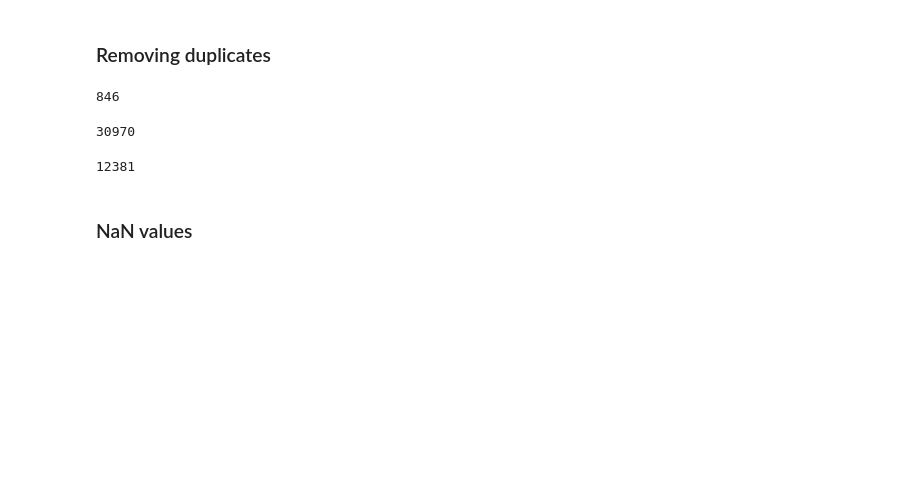
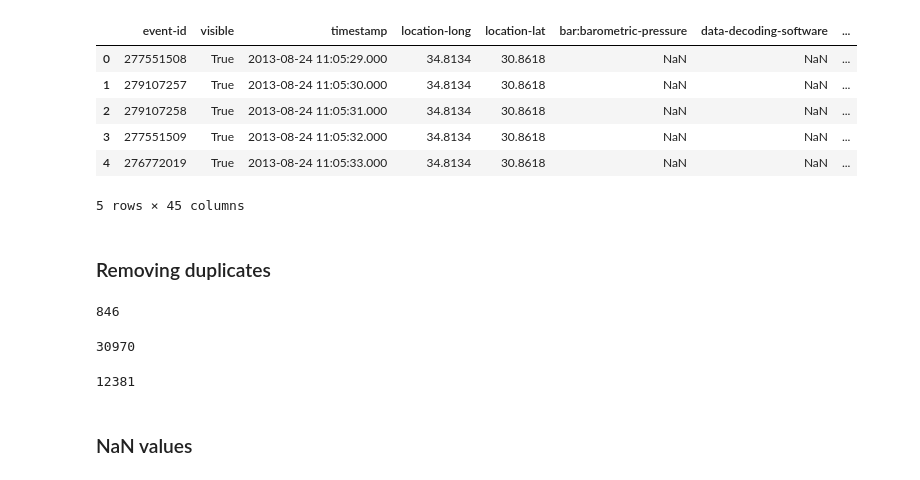
Before and after one commit to kristinadj/GriffonVultureDistributionPrediction, a Jupyter notebook: Scripts/Test script.ipynb, the cells around one changed output. Drawn from its saved outputs; the diff is of its cells as text; code cells hidden in the pictures; blank space fills up the shorter version.

```diff
--- a/Scripts/Test script - unboxing data from Movebank.ipynb
+++ b/Scripts/Test script.ipynb
@@ -3,6 +3,22 @@ import pandas as pd
 # %%
 df = pd.read_csv('../MovebankDatasets/EurasianGriffonVultures1HzHUJ(Israel)/2565-2565.csv', delimiter=',', low_memory=False)
 # df.head()
+# %%
+import datetime
+
+df['timestamp_datetime'] = pd.to_datetime(df['timestamp'])
+start_date = datetime.datetime(2010, 1, 1, 0, 0)
+end_date = datetime.datetime(2018, 12, 31, 23, 59)
+df = df.loc[(df['timestamp_datetime'] >= start_date) & (df['timestamp_datetime'] <= end_date)]
+df.head()
+# %% [output]
+|  | event-id | visible | timestamp | location-long | location-lat | bar:barometric-pressure | data-decoding-software | ... |
+| 0 | 277551508 | True | 2013-08-24 11:05:29.000 | 34.8134 | 30.8618 | NaN | NaN | ... |
+| 1 | 279107257 | True | 2013-08-24 11:05:30.000 | 34.8134 | 30.8618 | NaN | NaN | ... |
+| 2 | 279107258 | True | 2013-08-24 11:05:31.000 | 34.8134 | 30.8618 | NaN | NaN | ... |
+| 3 | 277551509 | True | 2013-08-24 11:05:32.000 | 34.8134 | 30.8618 | NaN | NaN | ... |
+| 4 | 276772019 | True | 2013-08-24 11:05:33.000 | 34.8134 | 30.8618 | NaN | NaN | ... |
+5 rows × 45 columns
 # %%
 df = df.drop(['event-id','visible','timestamp','bar:barometric-pressure','data-decoding-software','eobs:activity','eobs:activity-samples','eobs:battery-voltage','eobs:fix-battery-voltage','eobs:horizontal-accuracy-estimate','eobs:key-bin-checksum','eobs:speed-accuracy-estimate','eobs:start-timestamp','eobs:status','eobs:temperature','eobs:type-of-fix','eobs:used-time-to-get-fix','gps:dop','gps:satellite-count','ground-speed','heading','height-above-ellipsoid','height-raw','import-marked-outlier','mag:magnetic-field-raw-x','mag:magnetic-field-raw-y','mag:magnetic-field-raw-z','orientation:quaternion-raw-w','orientation:quaternion-raw-x','orientation:quaternion-raw-y','orientation:quaternion-raw-z','taxon','sensor-type','individual-taxon-canonical-name','tag-local-identifier','individual-local-identifier','study-name','utm-easting','utm-northing','utm-zone','study-timezone','study-local-timestamp'], axis=1)
 #df.head()
```
Also changed, not shown: parts of 2 cells of this notebook, 3 other files.
